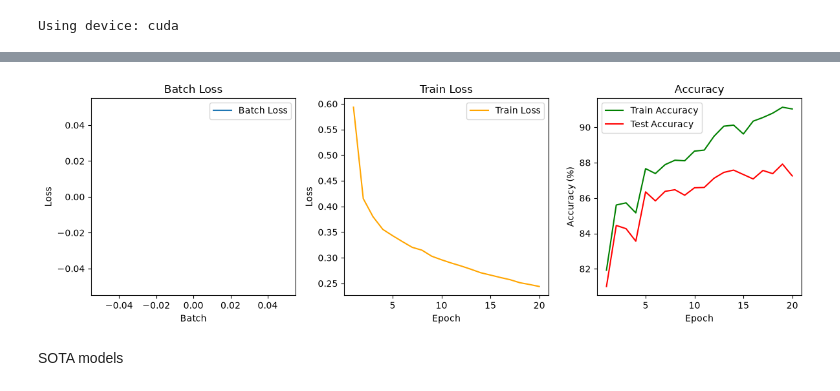
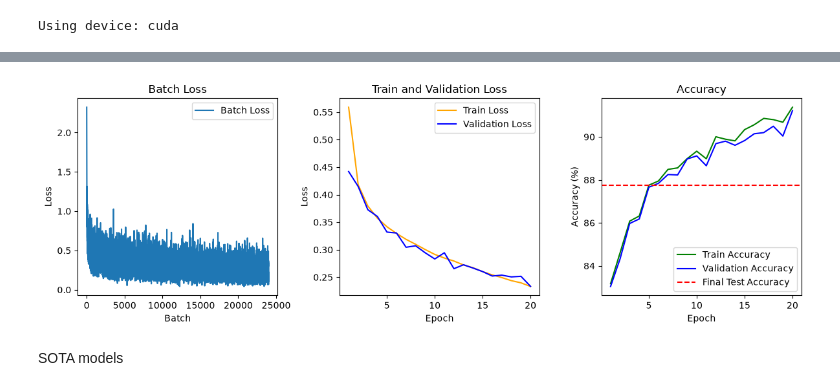
Before and after one commit to chabi1773/EN3150_Assignment_03_Team-FrameX, a Jupyter notebook: PR_assignment.ipynb, the cells around one changed output, grey strips where cells are left out. Saved outputs shown, nothing was run; the diff lists cells and outputs as text; code cells hidden in the pictures.

Commit message:
changed to add better visualizations

```diff
--- a/PR_assignment.ipynb
+++ b/PR_assignment.ipynb
@@ -925,31 +1037,34 @@ time for training 375.14977192878723 seconds
 # %%
 plt.figure(figsize=(12, 4))
 plt.subplot(1, 3, 1)
 plt.plot(adam_batch_losses_mobilenet, label='Batch Loss')
 plt.title('Batch Loss')
 plt.xlabel('Batch')
 plt.ylabel('Loss')
 plt.legend()
 
 plt.subplot(1, 3, 2)
 plt.plot(range(1, epochs + 1), adam_train_losses_mobilenet, label='Train Loss', color='orange')
-plt.title('Train Loss')
+plt.plot(range(1, epochs + 1), adam_validation_losses_mobilenet,label='Validation Loss', color='blue')
+plt.title('Train and Validation Loss')
 plt.xlabel('Epoch')
 plt.ylabel('Loss')
 plt.legend()
 
 plt.subplot(1, 3, 3)
 plt.plot(range(1, epochs + 1), adam_train_accuracies_mobilenet, label='Train Accuracy', color='green')
-plt.plot(range(1, epochs + 1), adam_test_accuracies_mobilenet, label='Test Accuracy', color='red')
+plt.plot(range(1, epochs + 1), adam_validation_accuracies_mobilenet , label='Validation Accuracy', color='blue')
+plt.axhline(final_test_accuracy, label='Final Test Accuracy',
+            color='red', linestyle='--')
 plt.title('Accuracy')
 plt.xlabel('Epoch')
 plt.ylabel('Accuracy (%)')
 plt.legend()
 
 plt.tight_layout()
 plt.show()
 # %% [output]
-[figure, old version]
+[figure, new version]
 # %% [markdown]
 SOTA models
 # %%
```
Also changed, not shown: parts of 9 cells of this notebook.
